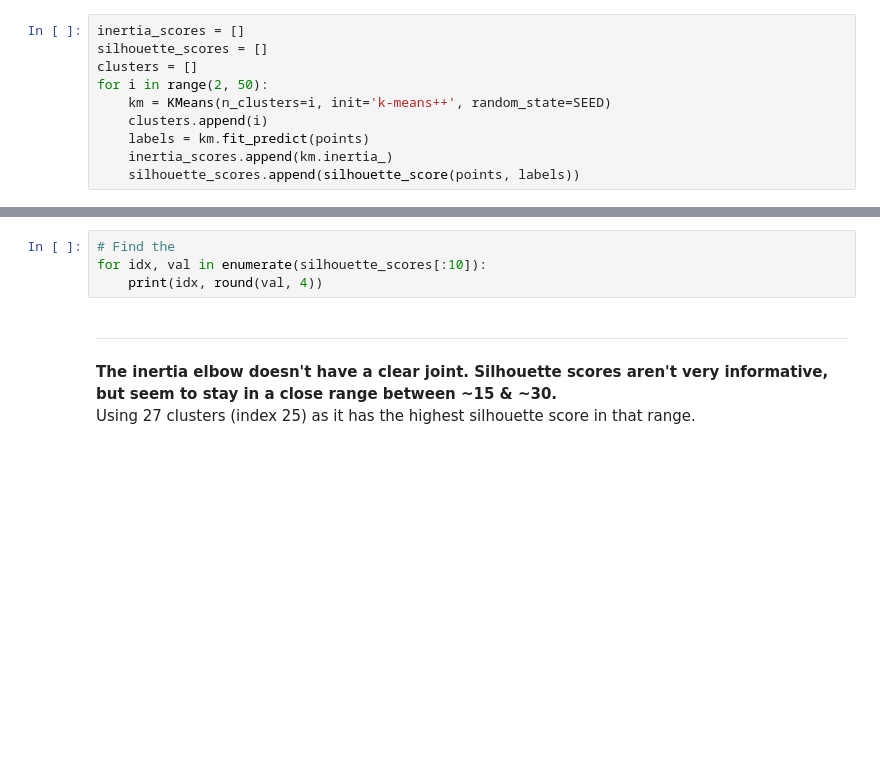
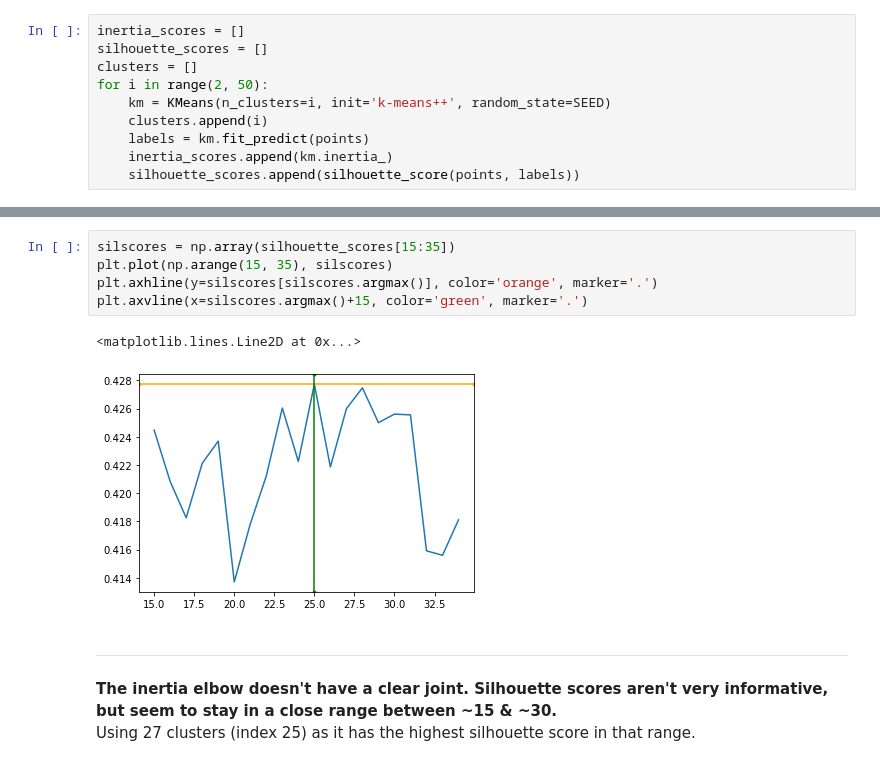
Before and after one commit to scottkds/airbnb_prices, a Jupyter notebook: models/Airbnb_regression2.ipynb, the cells around one changed output, grey strips where cells are left out. Drawn from its saved outputs; the diff is of its cells as text; blank space fills up the shorter version.

```diff
--- a/models/Airbnb_regression2.ipynb
+++ b/models/Airbnb_regression2.ipynb
@@ -443,7 +491,11 @@ plt.plot(np.arange(len(silhouette_scores)), silhouette_scores)
-# %%
-# Find the
-for idx, val in enumerate(silhouette_scores[:10]):
-    print(idx, round(val, 4))
+# %%
+silscores = np.array(silhouette_scores[15:35])
+plt.plot(np.arange(15, 35), silscores)
+plt.axhline(y=silscores[silscores.argmax()], color='orange', marker='.')
+plt.axvline(x=silscores.argmax()+15, color='green', marker='.')
+# %% [output]
+<matplotlib.lines.Line2D at 0x...>
+[figure, added]
 # %% [markdown]
 ______
 **The inertia elbow doesn't have a clear joint. Silhouette scores aren't very informative, but seem to stay in a close range between ~15 & ~30.**
```
Also changed, not shown: parts of 53 cells of this notebook.
